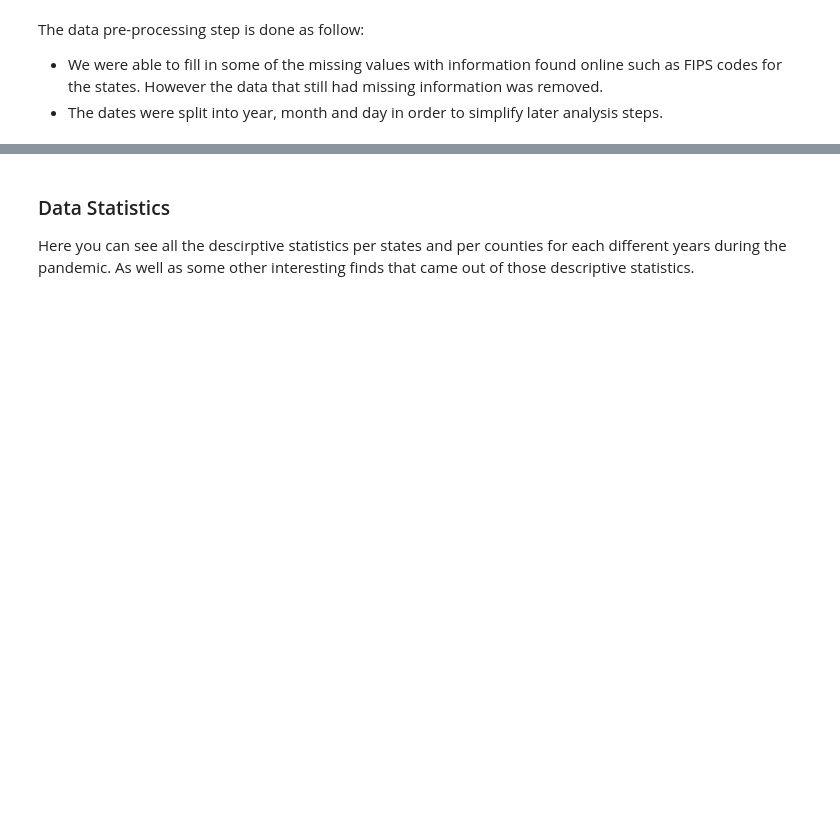
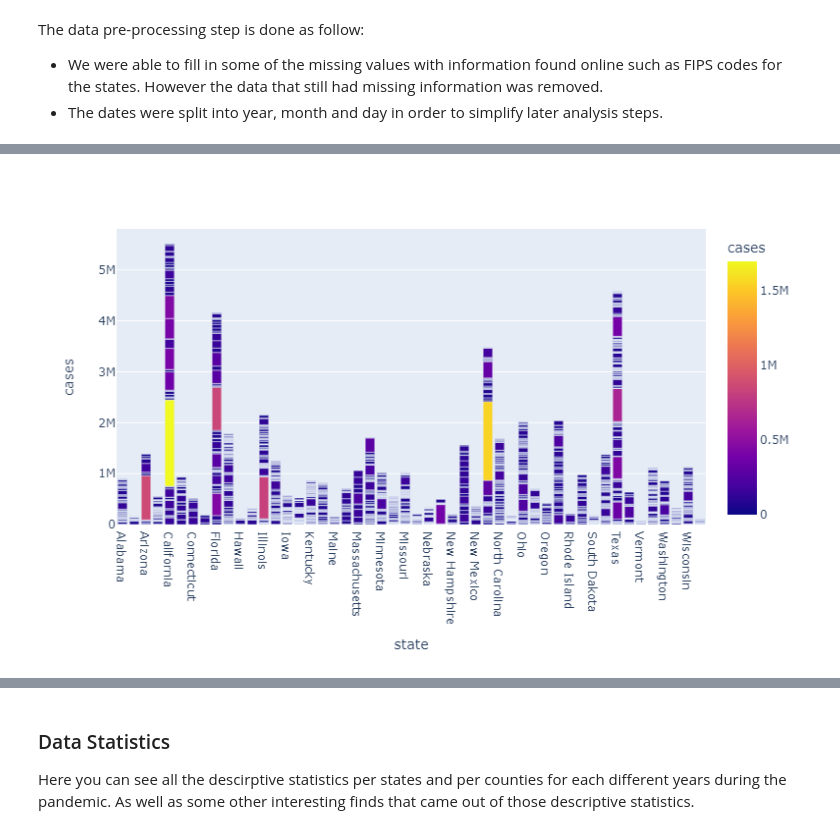
Before and after one commit to thibtd/covid_19_MDA, a Jupyter notebook: mda_covid_011.ipynb, the cells around one changed output, grey strips where cells are left out. Saved outputs shown, nothing was run; the diff lists cells and outputs as text; code cells hidden in the pictures; blank space fills up the shorter version.

```diff
--- a/mda_covid_011.ipynb
+++ b/mda_covid_011.ipynb
@@ -73,0 +90,6 @@ The data pre-processing step is done as follow:
+# %%
+px.bar(percounty21, x = 'state',
+       y = 'cases', color = 'cases',
+       height = 500, hover_data = ['county', 'deaths'])
+# %% [output]
+[figure, added]
```
Also changed, not shown: parts of 16 cells of this notebook.
